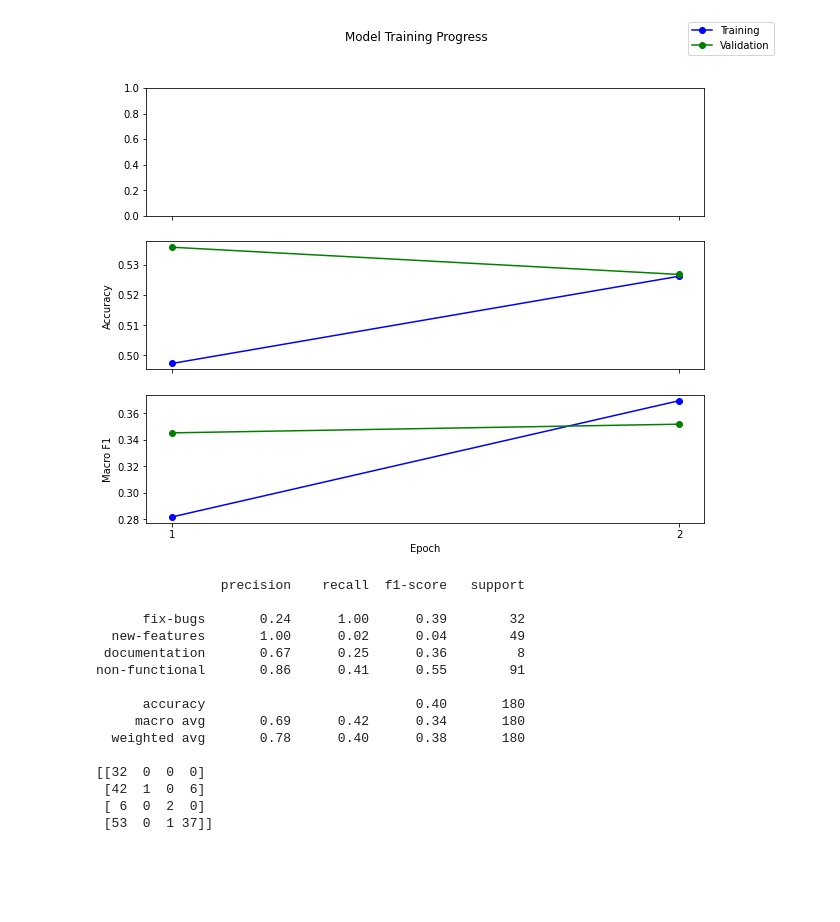
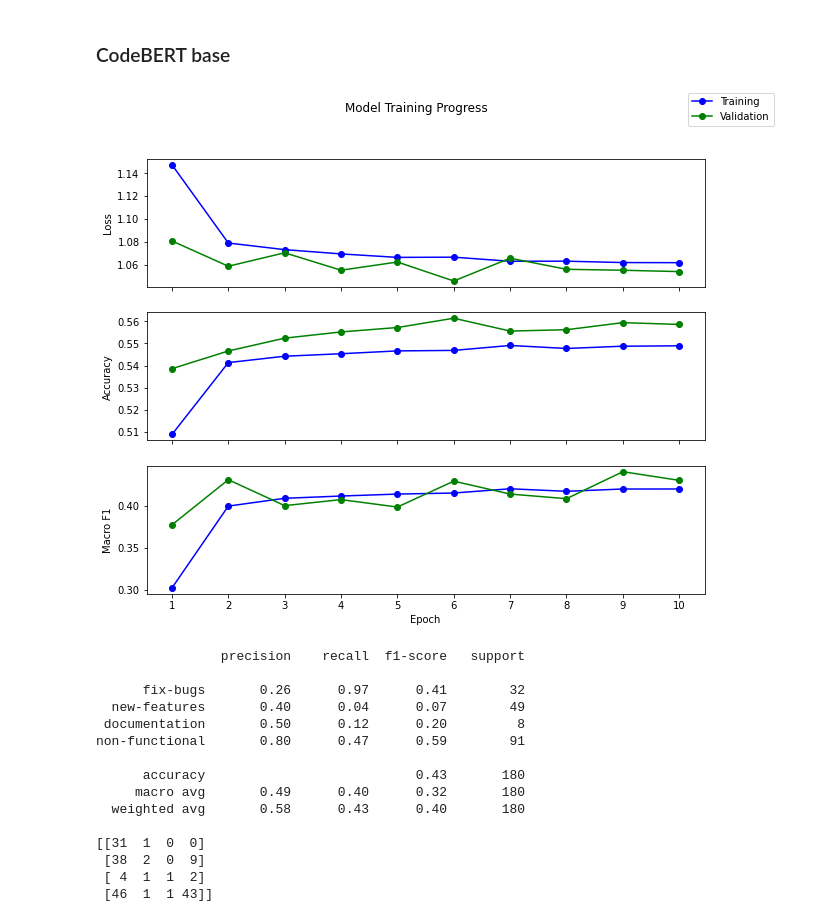
Before and after one commit to backtick-se/docks-master-thesis, a Jupyter notebook: notebooks/bertoverflow_on_cowait.ipynb, the cells around one changed output. Cells and saved outputs as stored; diff of their text form; code cells hidden in the pictures; blank space fills up the shorter version.

```diff
--- a/notebooks/bertoverflow_on_cowait.ipynb
+++ b/notebooks/bertoverflow_on_cowait.ipynb
@@ -9,9 +15,9 @@ root = f'{getcwd()}/..'
 # %%
 data = load(f'{root}/data/prd_backtick-se_cowait_annotated.json')
 
-def evaluate(checkpoint, path):
+def evaluate(name):
 
-    predict, plot_progress = load_trained(checkpoint, path)
+    predict, plot_progress = load_trained(f'{root}/../out/{name}')
     plot_progress()
 
     y_true = []
@@ -73,19 +37,21 @@ non-functional       0.25      0.02      0.04        91
+# %% [markdown]
+### CodeBERT base
 # %%
-evaluate("microsoft/codebert-base", f'{root}/data/big_data/codebert-base_model_40k_unbalanced_1e-03_solid.pt')
+evaluate('codebert-base_model_385k_unbalanced_1e-03_solid.pt')
 # %% [output]
-[figure, old version]
+[figure, new version]
                 precision    recall  f1-score   support
 
-      fix-bugs       0.24      1.00      0.39        32
-  new-features       1.00      0.02      0.04        49
- documentation       0.67      0.25      0.36         8
-non-functional       0.86      0.41      0.55        91
+      fix-bugs       0.26      0.97      0.41        32
+  new-features       0.40      0.04      0.07        49
+ documentation       0.50      0.12      0.20         8
+non-functional       0.80      0.47      0.59        91
 
-      accuracy                           0.40       180
-     macro avg       0.69      0.42      0.34       180
-  weighted avg       0.78      0.40      0.38       180
+      accuracy                           0.43       180
+     macro avg       0.49      0.40      0.32       180
+  weighted avg       0.58      0.43      0.40       180
 
-[[32  0  0  0]
- [42  1  0  6]
- [ 6  0  2  0]
- [53  0  1 37]]
+[[31  1  0  0]
+ [38  2  0  9]
+ [ 4  1  1  2]
+ [46  1  1 43]]
```
Also changed, not shown: parts of 9 cells of this notebook.
